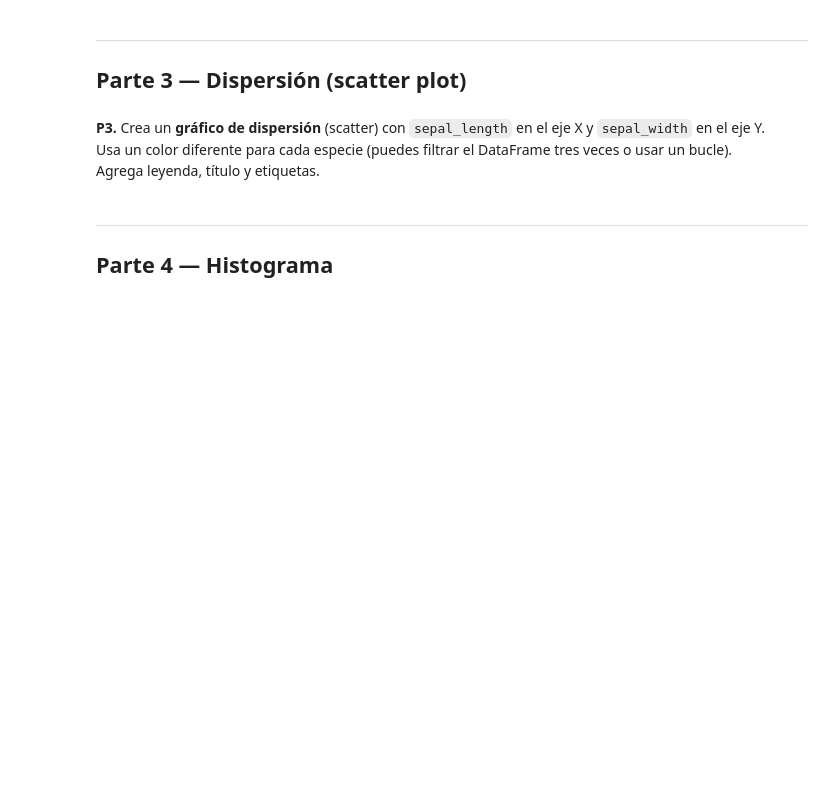
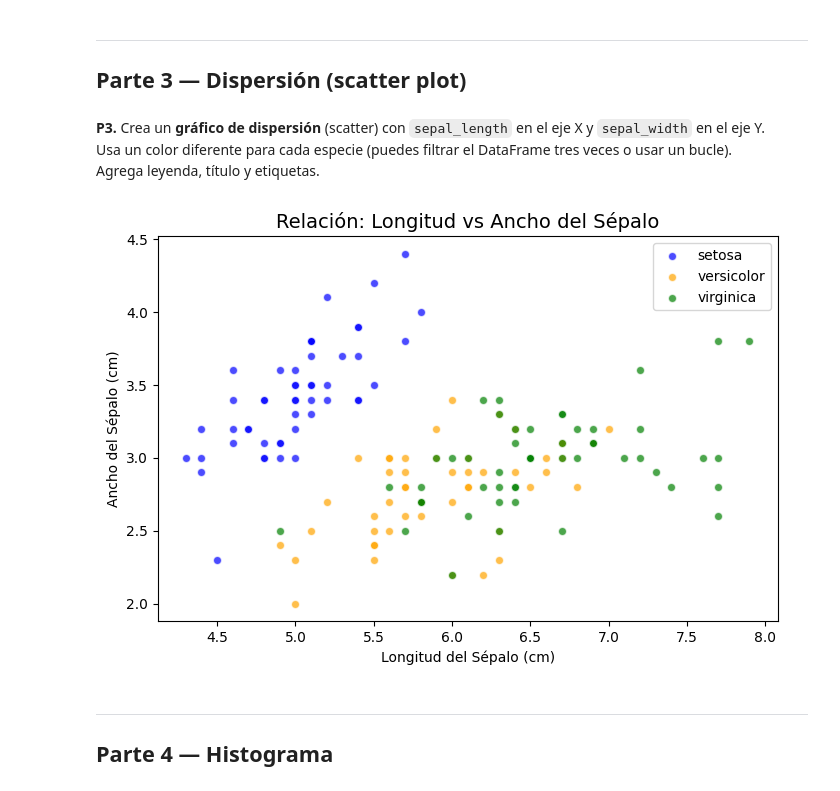
Before and after one commit to aemedina24/intro_ciencia_datos, a Jupyter notebook: tareas/03-visualizacion/tarea_03_visualizacion.ipynb, the cells around one changed output. Drawn from its saved outputs; the diff is of its cells as text; code cells hidden in the pictures; blank space fills up the shorter version.

Commit message:
scatterplot

```diff
--- a/tareas/03-visualizacion/tarea_03_visualizacion.ipynb
+++ b/tareas/03-visualizacion/tarea_03_visualizacion.ipynb
@@ -75,3 +68,29 @@ fig, ax = plt.subplots(figsize=(8, 5))
+# %%
+especies_unicas = df["species"].unique()
+
+colores_map = {'setosa': 'blue', 'versicolor': 'orange', 'virginica': 'green'}
+
+fig, ax = plt.subplots(figsize=(8, 5))
+
+
+for nombre_especie, datos in df.groupby('species'):
+    ax.scatter(
+        datos['sepal_length'],
+        datos['sepal_width'],
+        label=nombre_especie,      # Nombre para la leyenda
+        color=colores_map[nombre_especie], # Accedemos al color por el nombre
+        alpha=0.7,
+        edgecolors='w'
+    )
+
+ax.set_title("Relación: Longitud vs Ancho del Sépalo", fontsize=14)
+ax.set_xlabel("Longitud del Sépalo (cm)")
+ax.set_ylabel("Ancho del Sépalo (cm)")
+ax.legend()
+
+plt.show()
+# %% [output]
+[figure, added]
 # %% [markdown]
 ---
 ## Parte 4 — Histograma
```
Also changed, not shown: parts of 1 cell of this notebook.
